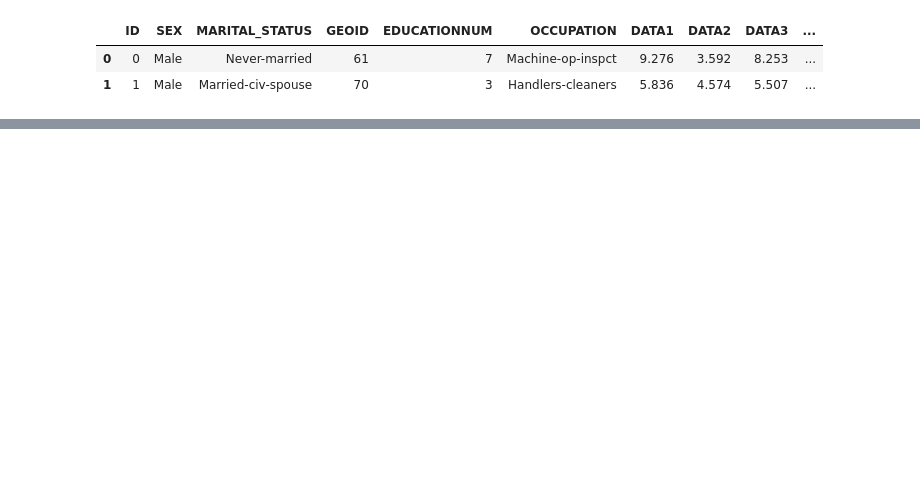
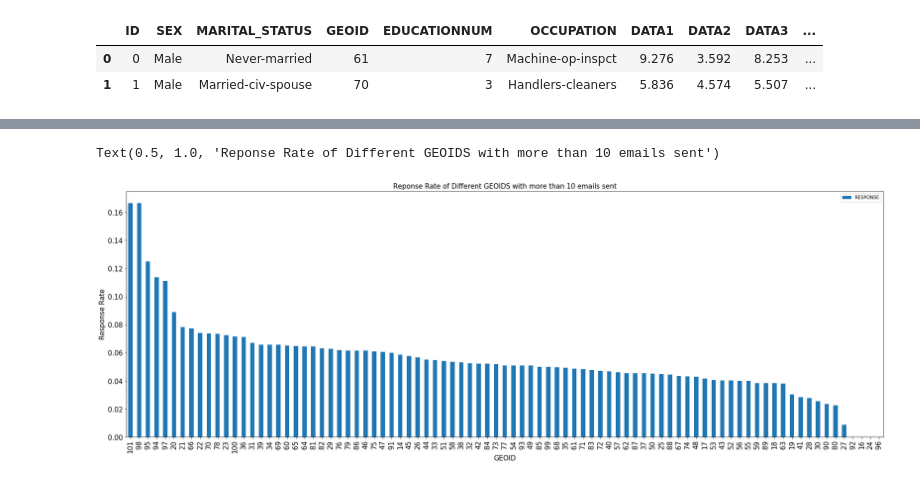
Before and after one commit to momori790/Springboard_AIC, a Jupyter notebook: capstone/notebooks/1.0-mo-initial-analysis.ipynb, the cells around one changed output, grey strips where cells are left out. Cells and saved outputs as stored; diff of their text form; code cells hidden in the pictures; blank space fills up the shorter version.

```diff
--- a/capstone/notebooks/1.0-mo-initial-analysis.ipynb
+++ b/capstone/notebooks/1.0-mo-initial-analysis.ipynb
@@ -166,3 +160,5 @@ train_x_dummied.shape, test_x_dummied.shape
+# %%
+clf = RandomForestClassifier()
 # %%
 clf.fit(train_x, train_y)
 # %% [output]
@@ -298,0 +295,4 @@ df_cust.head(2)
+# %%
+df_merged = pd.merge(df_mail_train[['REFID','RESPONSE']], df_cust[['ID','GEOID']], left_on='REFID',right_on='ID')
+df_merged = pd.merge(df_merged[['RESPONSE','GEOID']], df_demog)
+print('reponse rate is: {}'.format(df_merged.RESPONSE.mean()))
@@ -298,0 +316,15 @@ df_cust.head(2)
+# %%
+# We see that there age locations where we sent very few number of emails.  Therefore, we limit the data visualized below to
+# geoIDs where there were more than 10 emails sent.
+geoid_counts = df_merged.GEOID.value_counts()
+valid_geoids = geoid_counts[geoid_counts>10].index
+# %%
+ax = df_merged[df_merged.GEOID.isin(valid_geoids)][['RESPONSE','GEOID']].groupby('GEOID')\
+            .mean().sort_values('RESPONSE', ascending=False).plot(kind='bar', figsize=(30,10),\
+            fontsize=15)
+ax.set_ylabel("Response Rate",fontsize=15)
+ax.set_xlabel("GEOID",fontsize=15)
+ax.set_title('Reponse Rate of Different GEOIDS with more than 10 emails sent', fontsize=15)
+# %% [output]
+Text(0.5, 1.0, 'Reponse Rate of Different GEOIDS with more than 10 emails sent')
+[figure, added]
```
Also changed, not shown: parts of 11 cells of this notebook, 2 other files.
